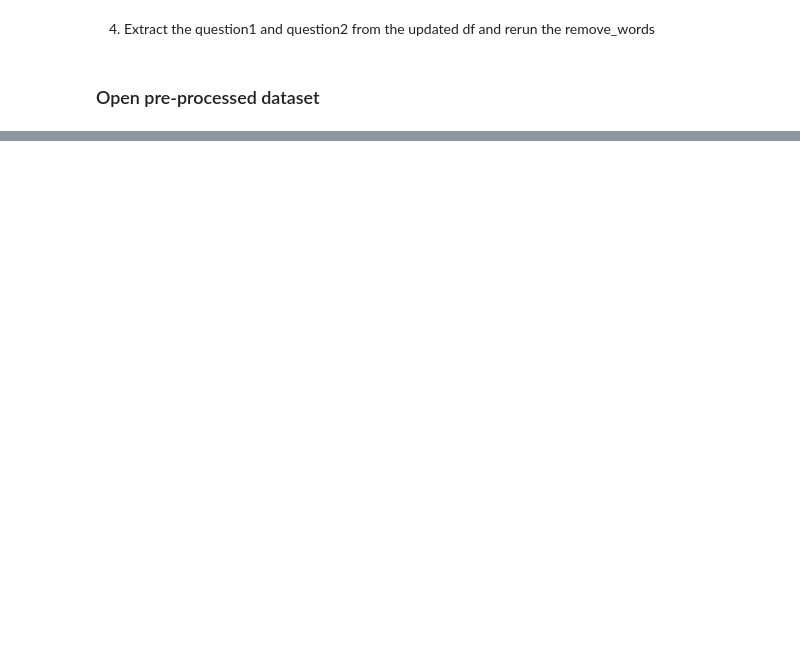
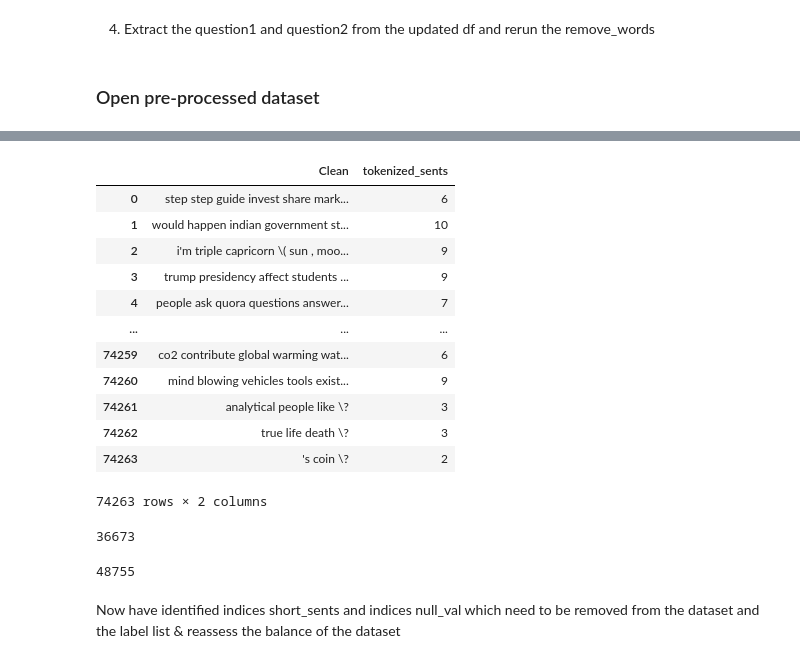
Before and after one commit to danielgarel/NLP_project, a Jupyter notebook: Data_import.ipynb, the cells around one changed output, grey strips where cells are left out. Cells and saved outputs as stored; diff of their text form; code cells hidden in the pictures; blank space fills up the shorter version.

Commit message:
balancing dataset

```diff
--- a/Data_import.ipynb
+++ b/Data_import.ipynb
@@ -289,0 +327,2 @@ question2_clean
+# %%
+question2_clean_subset =question2_clean.drop(null_val.index)
@@ -289,0 +348,23 @@ question2_clean
+# %%
+question2_clean_subset
+# %% [output]
+|  | Clean | tokenized_sents |
+| 0 | step step guide invest share mark... | 6 |
+| 1 | would happen indian government st... | 10 |
+| 2 | i'm triple capricorn \( sun , moo... | 9 |
+| 3 | trump presidency affect students ... | 9 |
+| 4 | people ask quora questions answer... | 7 |
+| ... | ... | ... |
+| 74259 | co2 contribute global warming wat... | 6 |
+| 74260 | mind blowing vehicles tools exist... | 9 |
+| 74261 | analytical people like \? | 3 |
+| 74262 | true life death \? | 3 |
+| 74263 | 's coin \? | 2 |
+74263 rows × 2 columns
+# %%
+short_q1 = question1_clean_subset.loc[question1_clean_subset['tokenized_sents']<4]
+short_q2 = question1_clean_subset.loc[question2_clean_subset['tokenized_sents']<4]
+short_sents = short_q1.index.tolist() +short_q2.index.tolist()
+len(short_sents)
+# %% [output]
+36673
@@ -289,0 +374,7 @@ question2_clean
+# %%
+len(question1_clean_long)
+len(question2_clean_long)
+# %% [output]
+48755
+# %% [markdown]
+Now have identified indices short_sents and indices null_val which need to be removed from the dataset and the label list & reassess the balance of the dataset
```
Also changed, not shown: parts of 26 cells of this notebook.
